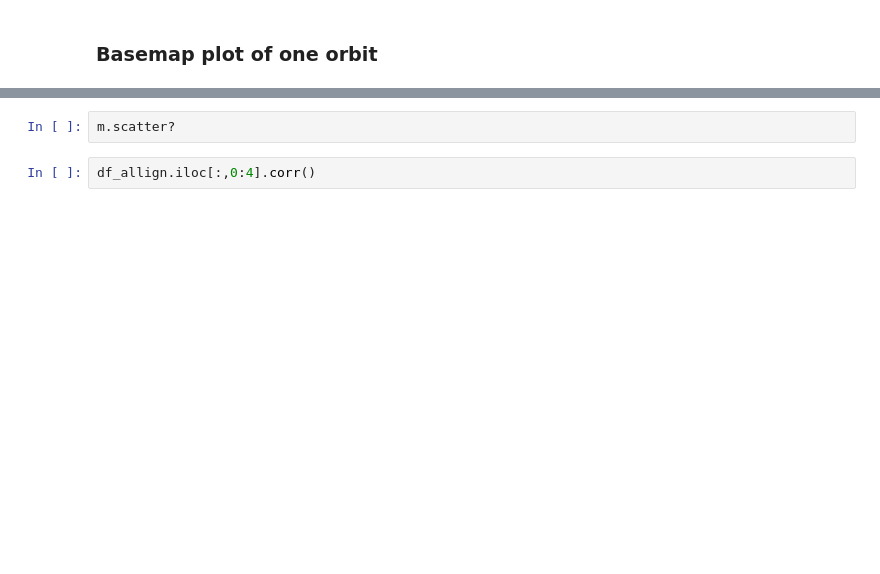
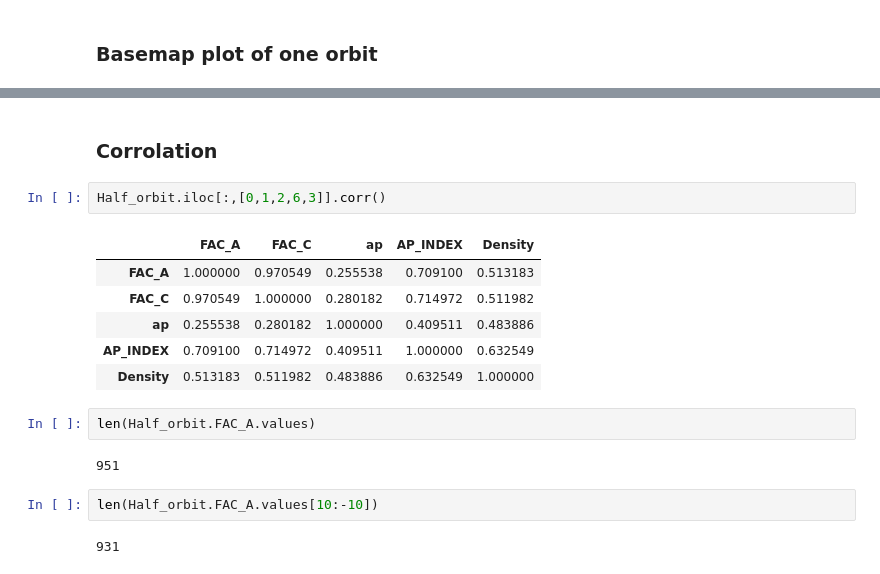
Before and after one commit to lupemba/bachelor, a Jupyter notebook: Plot_data.ipynb, the cells around one changed output, grey strips where cells are left out. Drawn from its saved outputs; the diff is of its cells as text; blank space fills up the shorter version.

```diff
--- a/Plot_data.ipynb
+++ b/Plot_data.ipynb
@@ -95,4 +187,19 @@ plt.show()
-# %%
-m.scatter?
+# %% [markdown]
+### Corrolation
 # %%
-df_allign.iloc[:,0:4].corr()
+Half_orbit.iloc[:,[0,1,2,6,3]].corr()
+# %% [output]
+|  | FAC_A | FAC_C | ap | AP_INDEX | Density |
+| FAC_A | 1.000000 | 0.970549 | 0.255538 | 0.709100 | 0.513183 |
+| FAC_C | 0.970549 | 1.000000 | 0.280182 | 0.714972 | 0.511982 |
+| ap | 0.255538 | 0.280182 | 1.000000 | 0.409511 | 0.483886 |
+| AP_INDEX | 0.709100 | 0.714972 | 0.409511 | 1.000000 | 0.632549 |
+| Density | 0.513183 | 0.511982 | 0.483886 | 0.632549 | 1.000000 |
+# %%
+len(Half_orbit.FAC_A.values)
+# %% [output]
+951
+# %%
+len(Half_orbit.FAC_A.values[10:-10])
+# %% [output]
+931
```
Also changed, not shown: parts of 15 cells of this notebook, 1 other file.
